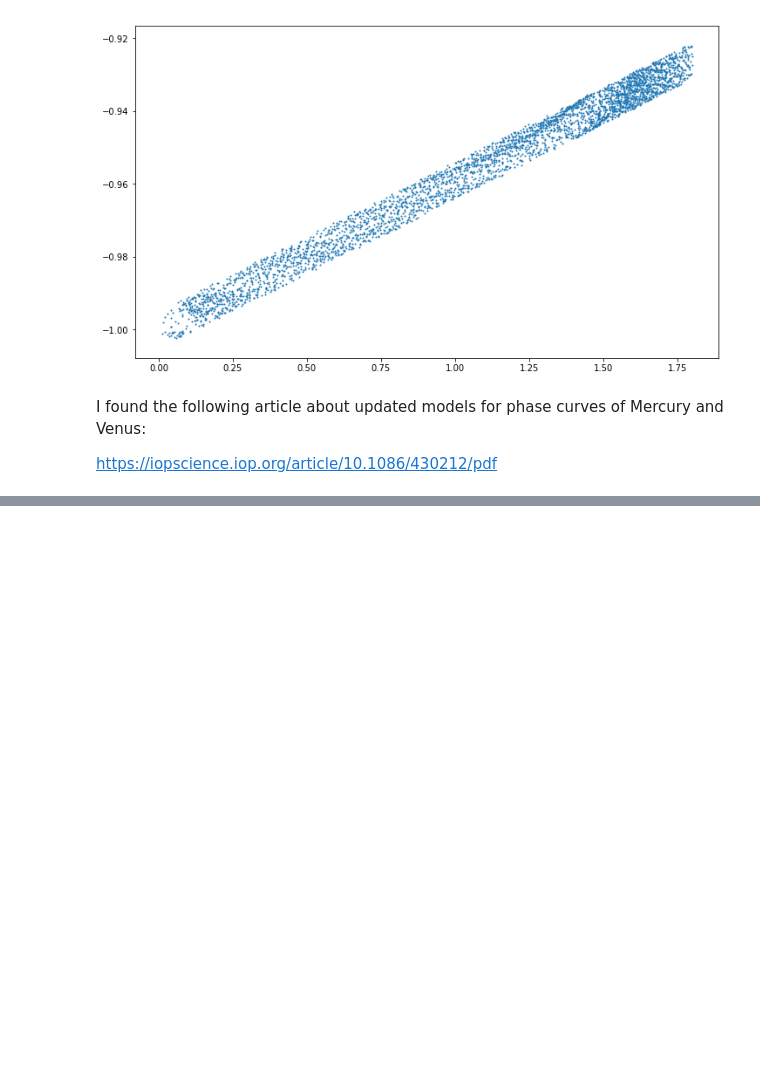
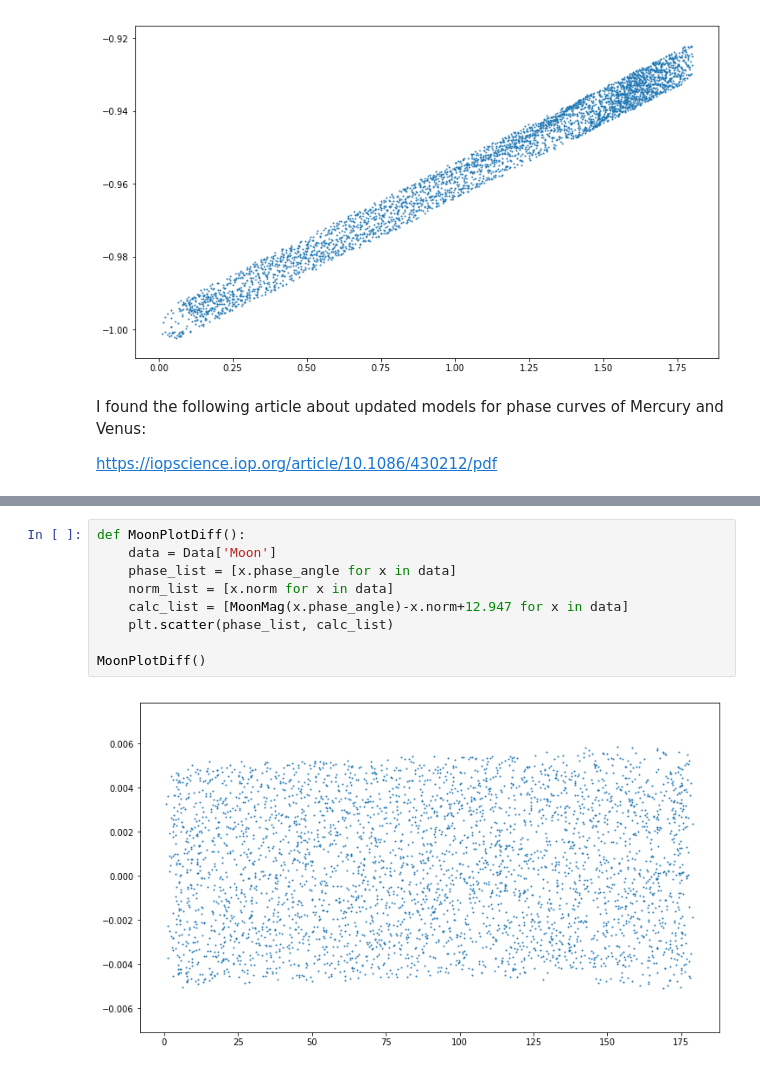
Before and after one commit to cosinekitty/astronomy, a Jupyter notebook: generate/magnitude/jpl_horizons_magnitude.ipynb, the cells around one changed output, grey strips where cells are left out. Drawn from its saved outputs; the diff is of its cells as text; blank space fills up the shorter version.

```diff
--- a/generate/magnitude/jpl_horizons_magnitude.ipynb
+++ b/generate/magnitude/jpl_horizons_magnitude.ipynb
@@ -96,0 +123,11 @@ https://iopscience.iop.org/article/10.1086/430212/pdf
+# %%
+def MoonPlotDiff():
+    data = Data['Moon']
+    phase_list = [x.phase_angle for x in data]
+    norm_list = [x.norm for x in data]
+    calc_list = [MoonMag(x.phase_angle)-x.norm+12.947 for x in data]
+    plt.scatter(phase_list, calc_list)
+
+MoonPlotDiff()
+# %% [output]
+[figure, added]
```
Also changed, not shown: parts of 1 cell of this notebook, 2 other files.
